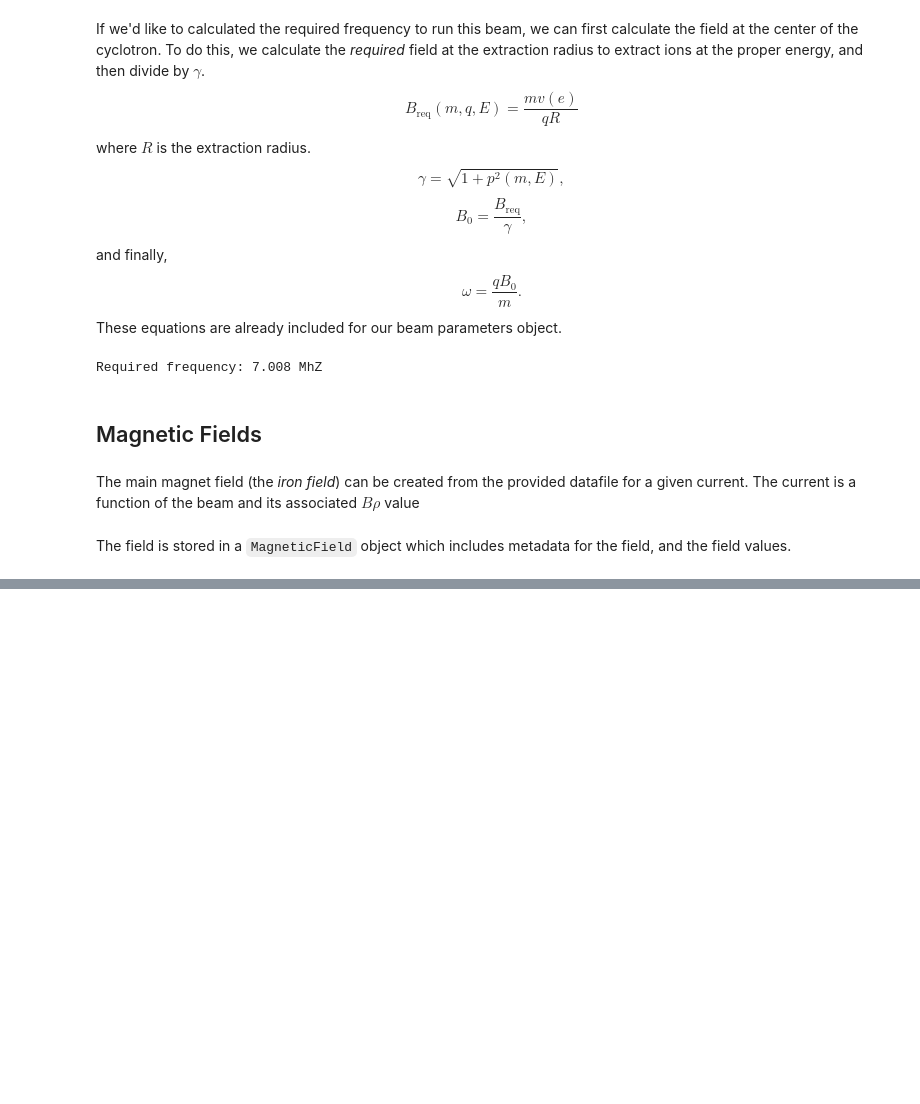
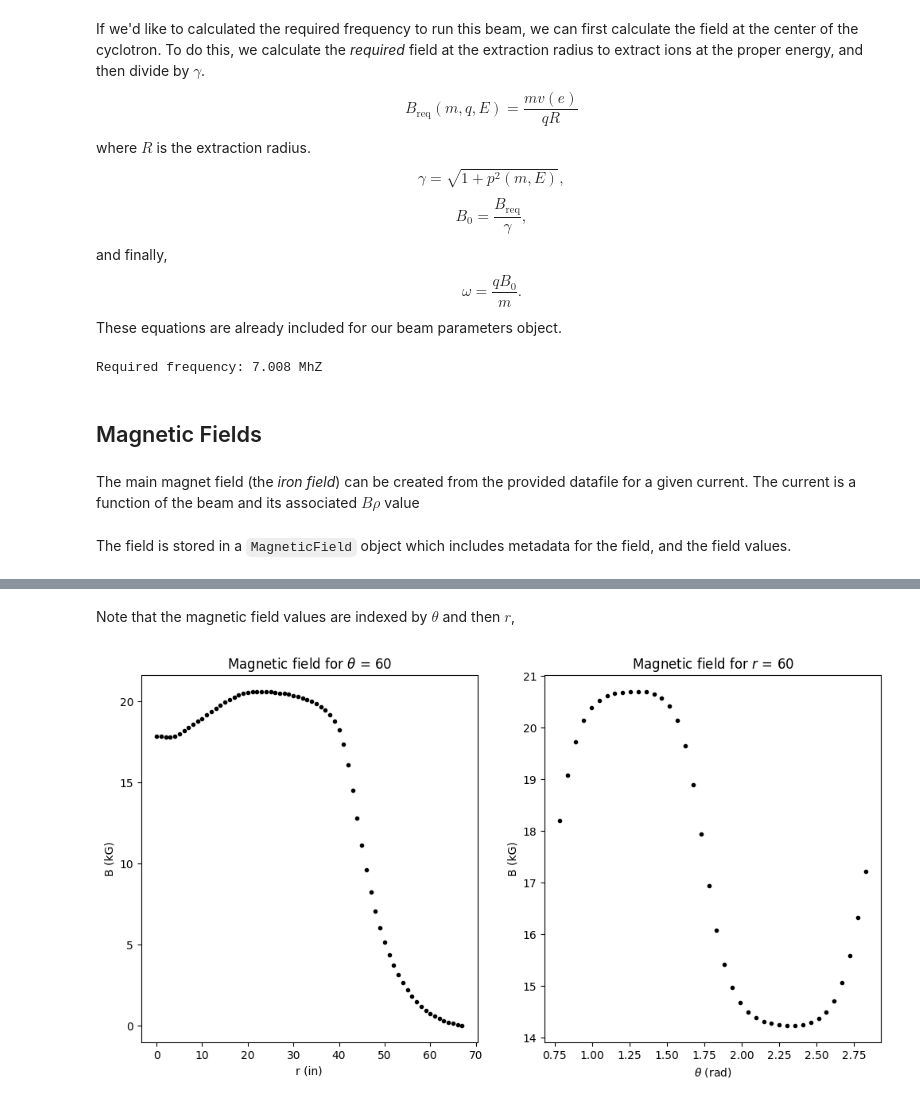
Before and after one commit to lbnl-88ops/cyclotron.analysis, a Jupyter notebook: cyclotron_analysis.ipynb, the cells around one changed output, grey strips where cells are left out. Cells and saved outputs as stored; diff of their text form; code cells hidden in the pictures; blank space fills up the shorter version.

```diff
--- a/cyclotron_analysis.ipynb
+++ b/cyclotron_analysis.ipynb
@@ -56,0 +68,19 @@ Metadata for the field: FieldMetadata(r_min=0.0, delta_r=1, theta_min=45, delta_
+# %% [markdown]
+Note that the magnetic field values are indexed by $\theta$ and then $r$,
+# %%
+_, axs = plt.subplots(ncols=2, figsize=(12,6))
+i = int((60 - iron_field.metadata.theta_min)/iron_field.metadata.delta_theta)
+ax = axs[0]
+ax.plot(r, iron_field.values[i,:]/1000, '.k')
+ax.set_title(r'Magnetic field for $\theta$ = 60')
+ax.set_ylabel('B (kG)')
+ax.set_xlabel('r (in)')
+
+ax = axs[1]
+ax.plot(th, iron_field.values[:,20]/1000, '.k')
+ax.set_title(r'Magnetic field for $r$ = 60')
+ax.set_ylabel('B (kG)')
+ax.set_xlabel(r'$\theta$ (rad)')
+plt.show()
+# %% [output]
+[figure, added]
```
Also changed, not shown: parts of 2 cells of this notebook.
